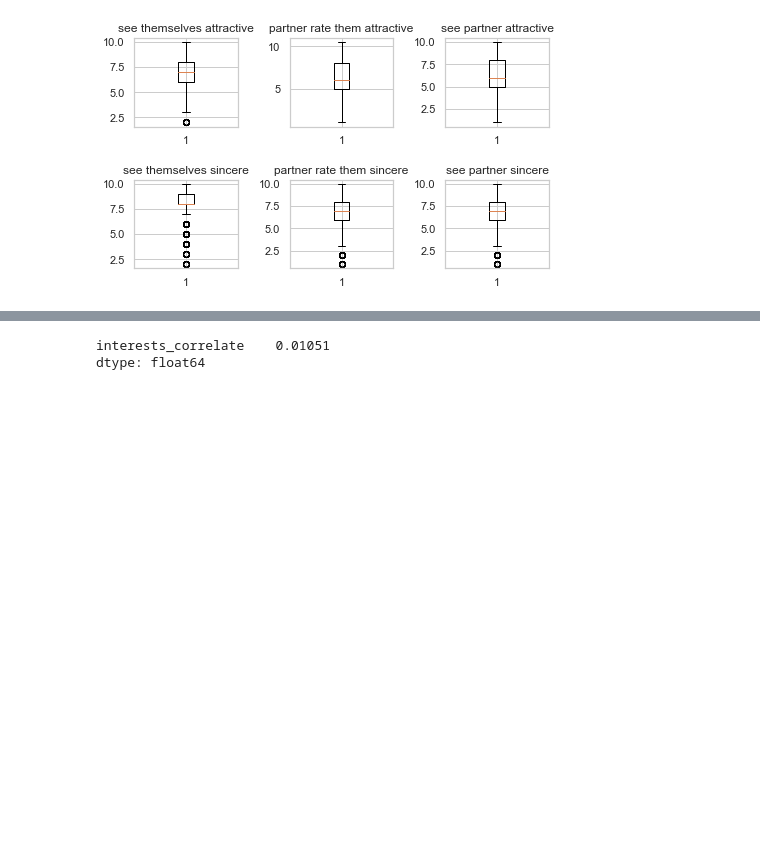
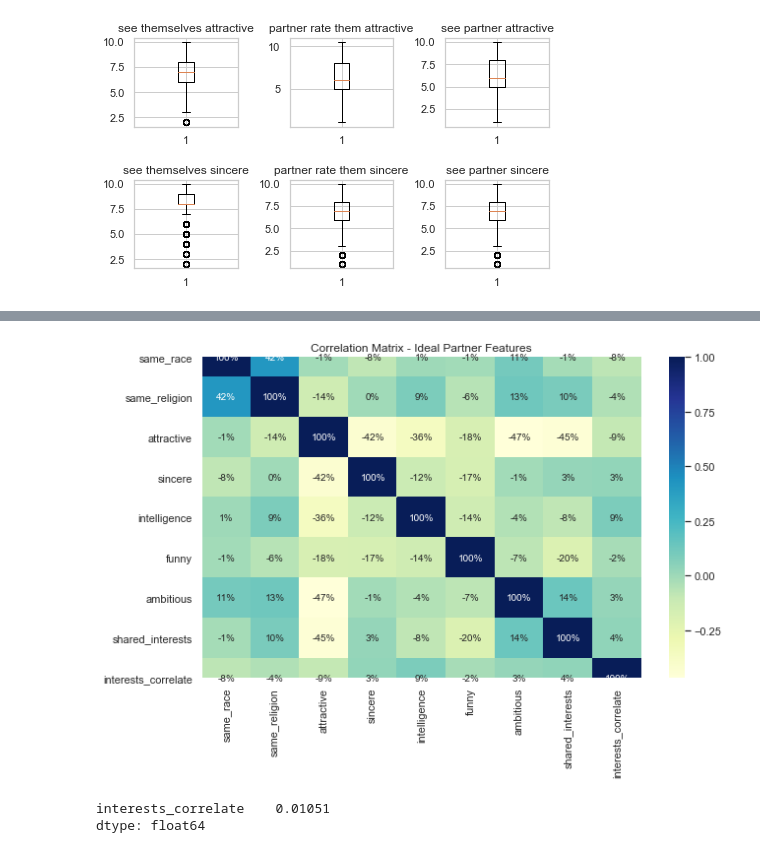
Before and after one commit to beckymark958/Speed-Dating-Data-Analysis, a Jupyter notebook: Speeddating.ipynb, the cells around one changed output, grey strips where cells are left out. Drawn from its saved outputs; the diff is of its cells as text; code cells hidden in the pictures; blank space fills up the shorter version.

```diff
--- a/Speeddating.ipynb
+++ b/Speeddating.ipynb
@@ -102,3 +101,12 @@ new_data.boxplot()
 # %% [output]
 "\nMin_Max_Scaler = preprocessing.MinMaxScaler( feature_range=(0,1) ) # 設定縮放的區間上下限\nnew_data = Min_Max_Scaler.fit_transform(attractive_data) # Data 為原始資料\n\nnew_data = pd.DataFrame(data = new_data, co ...
 [figure]
+# %%
+# Pearson Correlation Matrix (Ideal Partner)
+corr_columns = ['importance_same_race', 'importance_same_religion', 'attractive_important', 'sincere_important', 'intelligence_important','funny_important', 'ambitious_important', 'shared_interests_important', 'interests_correlate', 'match']
+corr_table = data[corr_columns[:-1]]
+corr_table = corr_table.rename(columns={'importance_same_race':'same_race','importance_same_religion':'same_religion','attractive_important':'attractive', "sincere_important":"sincere", 'intelligence_important':'intelligence', 'funny_important':'funny', 'ambitious_important':'ambitious', 'shared_interests_important':'shared_interests'})
+corr_table = corr_table[(corr_table != 0).all(1)] #delete rows with all rating zero
+corr_table = corr_table.astype(float)
+pearsoncorr = corr_table.corr(method = 'pearson')
+pearsoncorr
@@ -105,3 +124,11 @@ new_data.boxplot()
+# %%
+# Plot HeatMap of Correlation Matrix
+plt.figure(figsize = (10,6))
+plt.title('Correlation Matrix - Ideal Partner Features')
+sns.heatmap(data = pearsoncorr, annot = True, fmt = '.0%', cmap = 'YlGnBu')
+plt.show()
+# %% [output]
+[figure, added]
 # %%
 # create clean_data table for xgboost model
 clean_data = data.drop(['d_expected_num_interested_in_me', 'd_expected_num_matches', 'd_like', 'd_guess_prob_liked', 'd_expected_happy_with_sd_people', 'd_interests_correlate', 'd_d_age', 'd_importance_same_religion', 'd_importance_same_race'], axis=1)
```
Also changed, not shown: parts of 3 cells of this notebook.
